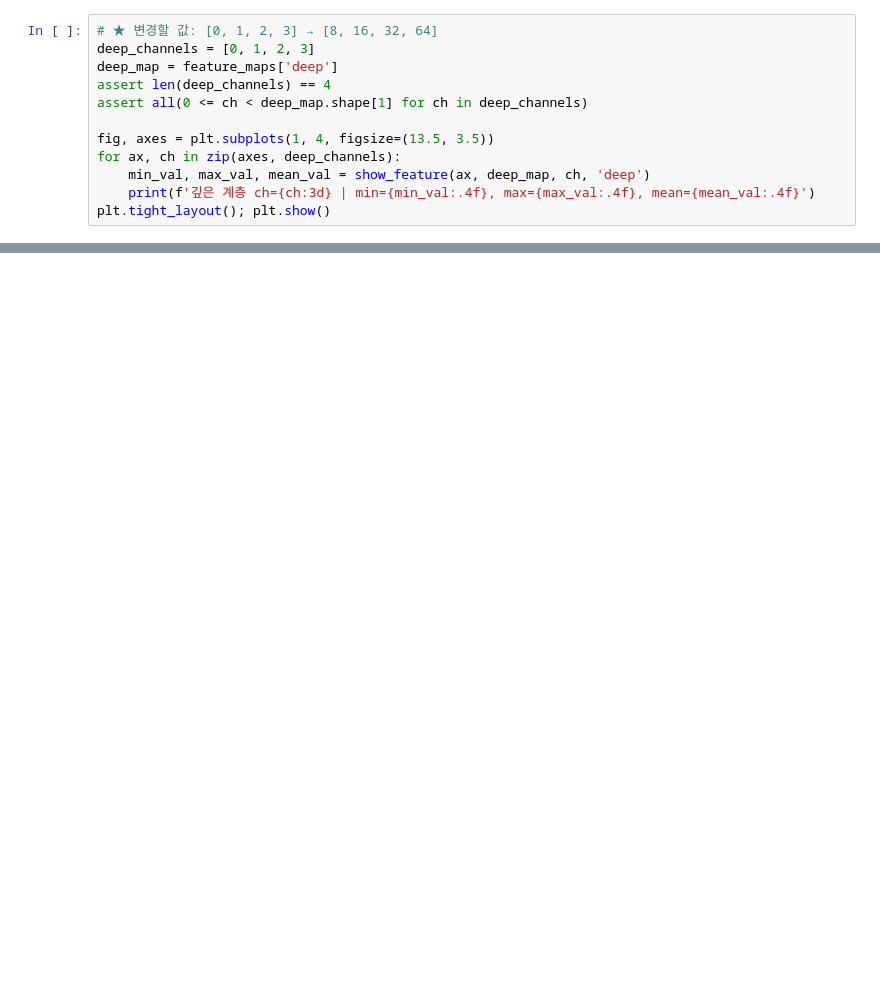
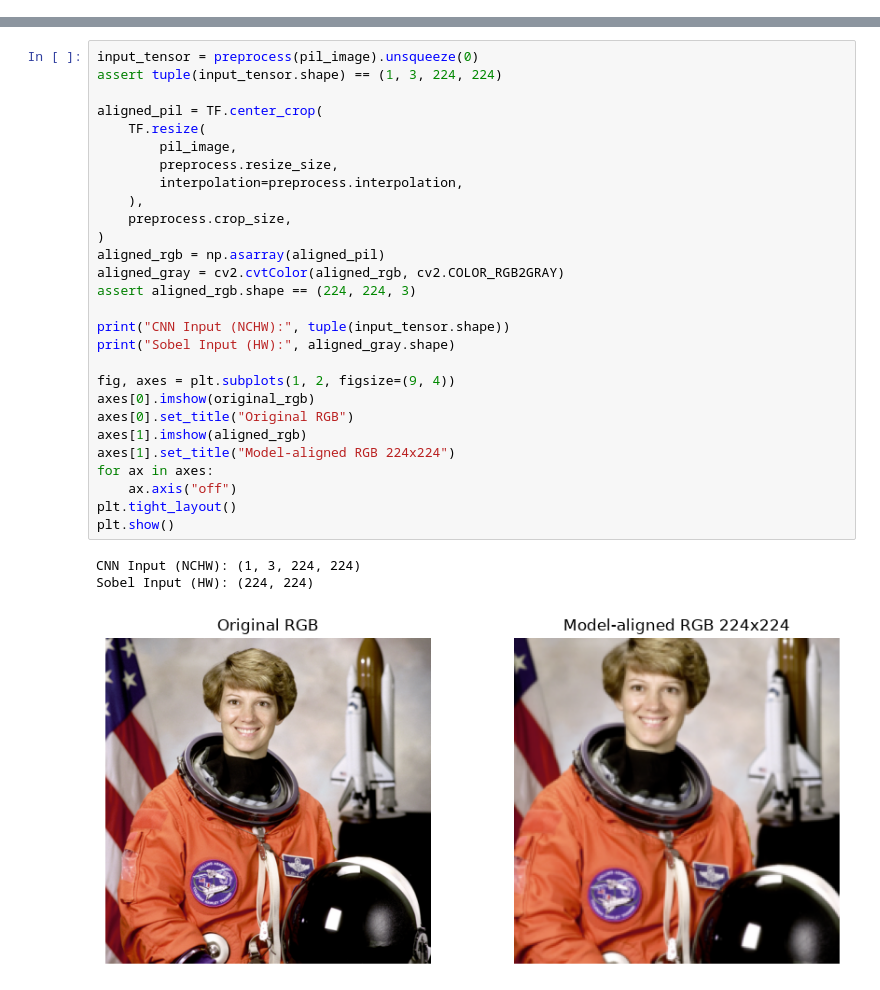
Before and after one commit to kkdcodez/module2_cv_nlp, a Jupyter notebook: day1_07_cnn_feature_maps.ipynb, the cells around one changed output, grey strips where cells are left out. Cells and saved outputs as stored; diff of their text form; blank space fills up the shorter version.

```diff
--- a/day1_07_cnn_feature_maps.ipynb
+++ b/day1_07_cnn_feature_maps.ipynb
@@ -394,12 +0,0 @@ deep  : NCHW (1, 512, 13, 13) | channels=512, spatial=13x13
-# %%
-# ★ 변경할 값: [0, 1, 2, 3] → [8, 16, 32, 64]
-deep_channels = [0, 1, 2, 3]
-deep_map = feature_maps['deep']
-assert len(deep_channels) == 4
-assert all(0 <= ch < deep_map.shape[1] for ch in deep_channels)
-
-fig, axes = plt.subplots(1, 4, figsize=(13.5, 3.5))
-for ax, ch in zip(axes, deep_channels):
-    min_val, max_val, mean_val = show_feature(ax, deep_map, ch, 'deep')
-    print(f'깊은 계층 ch={ch:3d} | min={min_val:.4f}, max={max_val:.4f}, mean={mean_val:.4f}')
-plt.tight_layout(); plt.show()
@@ -460,0 +94,32 @@ print('실습 완료 | 고정 Sobel vs 학습 CNN / Conv 출력 Shape / 계층
+# %%
+input_tensor = preprocess(pil_image).unsqueeze(0)
+assert tuple(input_tensor.shape) == (1, 3, 224, 224)
+
+aligned_pil = TF.center_crop(
+    TF.resize(
+        pil_image,
+        preprocess.resize_size,
+        interpolation=preprocess.interpolation,
+    ),
+    preprocess.crop_size,
+)
+aligned_rgb = np.asarray(aligned_pil)
+aligned_gray = cv2.cvtColor(aligned_rgb, cv2.COLOR_RGB2GRAY)
+assert aligned_rgb.shape == (224, 224, 3)
+
+print("CNN Input (NCHW):", tuple(input_tensor.shape))
+print("Sobel Input (HW):", aligned_gray.shape)
+
+fig, axes = plt.subplots(1, 2, figsize=(9, 4))
+axes[0].imshow(original_rgb)
+axes[0].set_title("Original RGB")
+axes[1].imshow(aligned_rgb)
+axes[1].set_title("Model-aligned RGB 224x224")
+for ax in axes:
+    ax.axis("off")
+plt.tight_layout()
+plt.show()
+# %% [output]
+CNN Input (NCHW): (1, 3, 224, 224)
+Sobel Input (HW): (224, 224)
+[figure, added]
```
Also changed, not shown: parts of 51 cells of this notebook, 2 other files.
